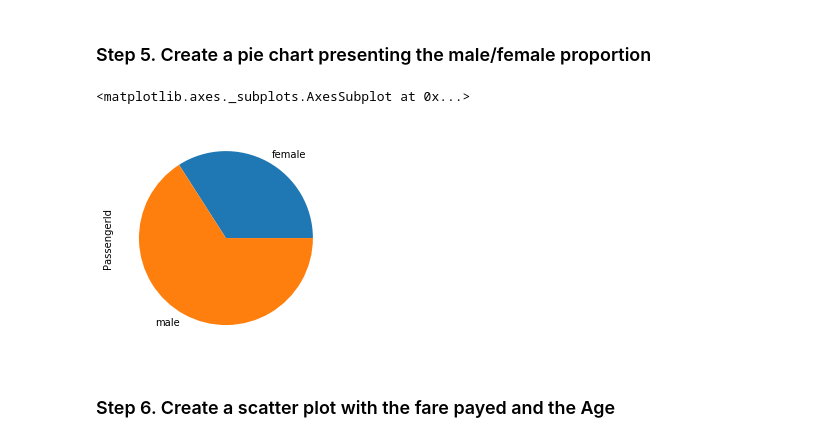
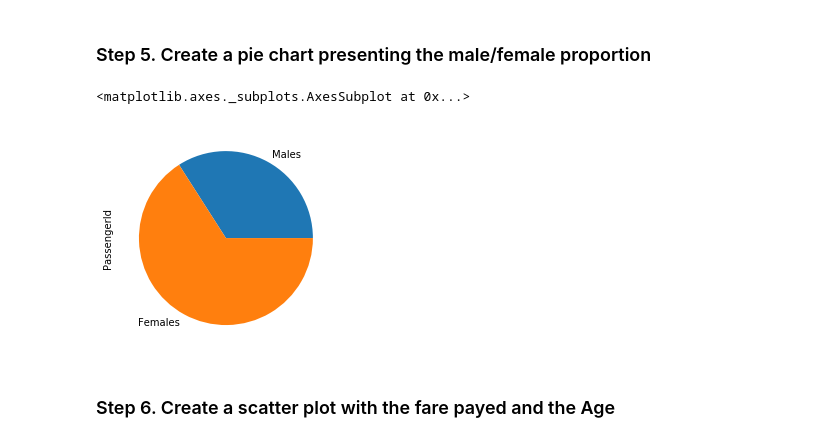
Before and after one commit to anakinsbrn/DataScienceSS20, a Jupyter notebook: Exercises/3_c_Titanic.ipynb, the cells around one changed output. Cells and saved outputs as stored; diff of their text form; code cells hidden in the pictures.

Commit message:
Update 3_c_Titanic.ipynb
3c done

```diff
--- a/Exercises/3_c_Titanic.ipynb
+++ b/Exercises/3_c_Titanic.ipynb
@@ -52,10 +52,10 @@ titanic.set_index('PassengerId')
 # %% [markdown]
 ### Step 5. Create a pie chart presenting the male/female proportion
 # %%
-titanic.PassengerId.groupby(titanic.Sex).sum().plot(kind='pie')
+titanic.PassengerId.groupby(titanic.Sex).sum().plot.pie(labels = ['Males', 'Females'])
 # %% [output]
 <matplotlib.axes._subplots.AxesSubplot at 0x...>
-[figure, old version]
+[figure, new version]
 # %% [markdown]
 ### Step 6. Create a scatter plot with the fare payed and the Age
 # %%
```
